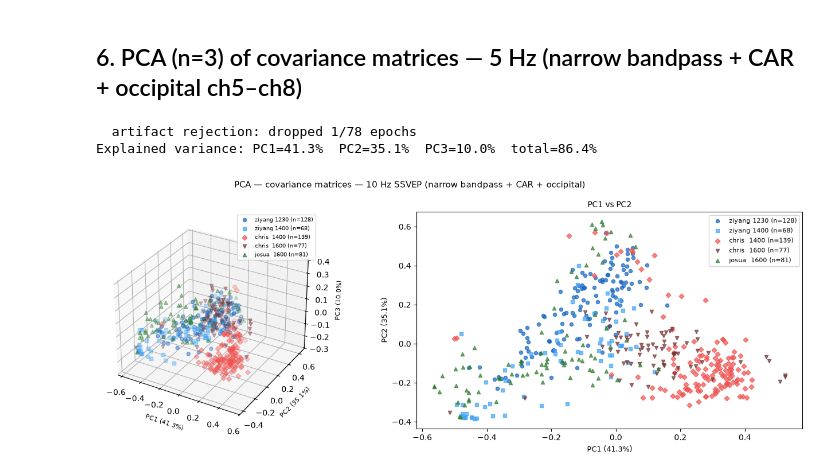
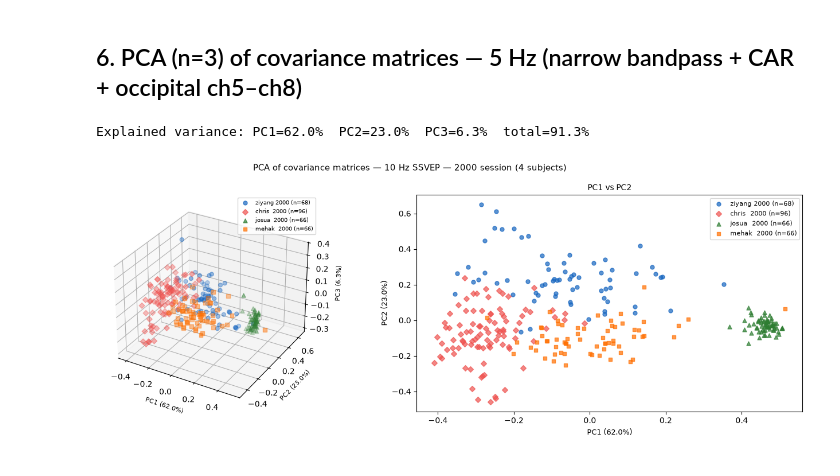
Before and after one commit to chrisbitter/brain_id, a Jupyter notebook: notebooks/signal_analysis.ipynb, the cells around one changed output. Saved outputs shown, nothing was run; the diff lists cells and outputs as text; code cells hidden in the pictures.

```diff
--- a/notebooks/signal_analysis.ipynb
+++ b/notebooks/signal_analysis.ipynb
@@ -23,8 +23,7 @@ imports ok
 ## 1. Enroll — ziyang 1230 (narrow bandpass + CAR + occipital channels ch5–ch8)
 # %%
 ENROLL_CSVS = {
-    '10hz': '../data/raw/1230_ziyang_10hz.csv',
-    '15hz': '../data/raw/1230_ziyang_15hz.csv',
+    '10hz': '/home/josua/Projects/hackathon_zeiss/brain_id/data/raw/2000_ziyang_10hz.csv',
 }
 
 # enroll_multi auto-applies narrow bandpass per rate + CAR + occipital channels
@@ -149,18 +146,15 @@ plt.show()
 from sklearn.decomposition import PCA
 
 groups = {
-    'ziyang 1230': '../data/raw/1230_ziyang_10hz.csv',
-    'ziyang 1400': '../data/raw/1400_ziyang_10hz.csv',
-    'chris  1400': '../data/raw/1400_chris_10hz.csv',
-    'chris  1600': '../data/raw/1600_chris_10hz.csv',
-    'josua  1600': '../data/raw/1600_josua_10hz.csv',
+    'ziyang 2000': f'{INTERIM}2000_ziyang_10hz.csv',
+    'chris  2000': f'{INTERIM}2000_chris_10hz.csv',
+    'josua  2000': f'{INTERIM}2000_josua_10hz.csv',
+    'mehak  2000': f'{INTERIM}2000_mehak_10hz.csv',
 }
-colors  = {'ziyang 1230': '#1565C0', 'ziyang 1400': '#42A5F5',
-           'chris  1400': '#EF5350', 'chris  1600': '#743736',
-           'josua  1600': '#2E7D32'}
-markers = {'ziyang 1230': 'o', 'ziyang 1400': 's',
-           'chris  1400': 'D', 'chris  1600': 'v',
-           'josua  1600': '^'}
+colors  = {'ziyang 2000': '#1565C0', 'chris  2000': '#EF5350',
+           'josua  2000': '#2E7D32', 'mehak  2000': '#FF6F00'}
+markers = {'ziyang 2000': 'o', 'chris  2000': 'D',
+           'josua  2000': '^', 'mehak  2000': 's'}
 
 def covs_preprocessed(csv_path, ssvep_freq=10.0):
     X = load_csv(csv_path, OCC_CHANNELS)
@@ -180,36 +174,35 @@ for name, path in groups.items():
 X_all = np.vstack(all_vecs)
 pca = PCA(n_components=3)
 X_pca = pca.fit_transform(X_all)
 var = pca.explained_variance_ratio_ * 100
 print(f'Explained variance: PC1={var[0]:.1f}%  PC2={var[1]:.1f}%  PC3={var[2]:.1f}%  total={sum(var):.1f}%')
 
 fig = plt.figure(figsize=(14, 5))
-fig.suptitle('PCA — covariance matrices — 10 Hz SSVEP (narrow bandpass + CAR + occipital)', fontsize=11)
+fig.suptitle('PCA of covariance matrices — 10 Hz SSVEP — 2000 session (4 subjects)', fontsize=11)
 ax3d = fig.add_subplot(121, projection='3d')
 ax2d = fig.add_subplot(122)
 
 start = 0
 for name in groups:
     n = group_sizes[name]
     pts = X_pca[start:start+n]
-    kw = dict(c=colors[name], marker=markers[name], s=20, alpha=0.7, label=f'{name} (n={n})')
+    kw = dict(c=colors[name], marker=markers[name], s=25, alpha=0.7, label=f'{name} (n={n})')
     ax3d.scatter(pts[:,0], pts[:,1], pts[:,2], **kw)
     ax2d.scatter(pts[:,0], pts[:,1], **kw)
     start += n
 
 ax3d.set_xlabel(f'PC1 ({var[0]:.1f}%)', fontsize=8)
 ax3d.set_ylabel(f'PC2 ({var[1]:.1f}%)', fontsize=8)
 ax3d.set_zlabel(f'PC3 ({var[2]:.1f}%)', fontsize=8)
 ax3d.legend(fontsize=7)
 ax2d.set_xlabel(f'PC1 ({var[0]:.1f}%)', fontsize=9)
 ax2d.set_ylabel(f'PC2 ({var[1]:.1f}%)', fontsize=9)
 ax2d.set_title('PC1 vs PC2', fontsize=10)
 ax2d.legend(fontsize=8)
 
 plt.tight_layout()
-plt.savefig('../reports/figures/12_pca_10hz.png', dpi=150)
+plt.savefig('../reports/figures/16_pca_2000session.png', dpi=150)
 plt.show()
 # %% [output]
-  artifact rejection: dropped 1/78 epochs
-Explained variance: PC1=41.3%  PC2=35.1%  PC3=10.0%  total=86.4%
+Explained variance: PC1=62.0%  PC2=23.0%  PC3=6.3%  total=91.3%
-[figure, old version]
+[figure, new version]
```
Also changed, not shown: parts of 9 cells of this notebook.
